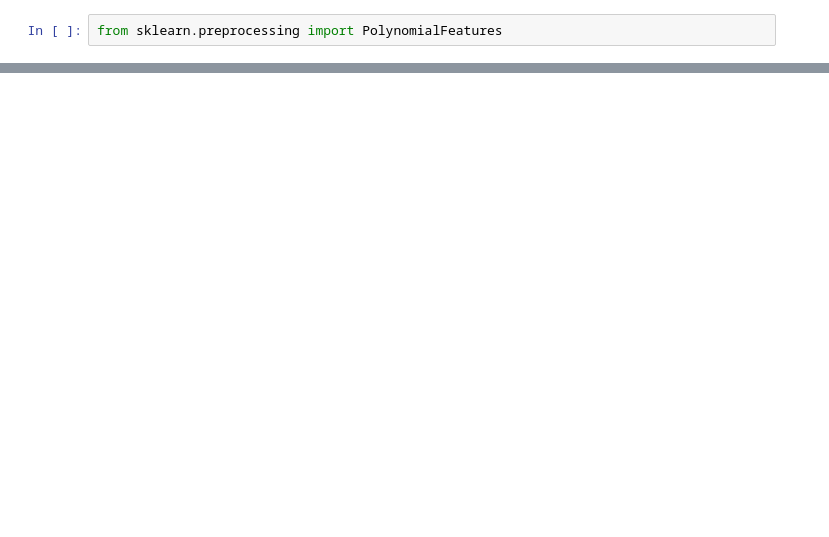
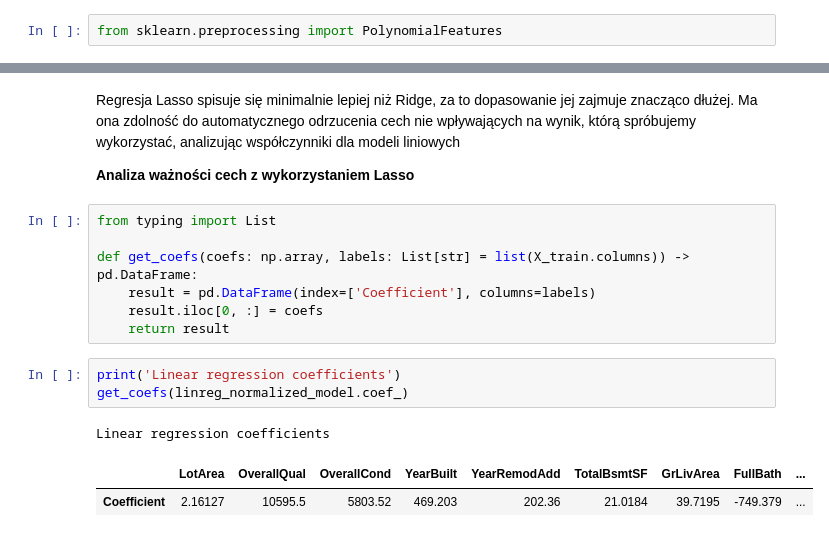
Before and after one commit to klasocki/mownit, a Jupyter notebook: Lab7-RidgeLasso.ipynb, the cells around one changed output, grey strips where cells are left out. Cells and saved outputs as stored; diff of their text form; blank space fills up the shorter version.

```diff
--- a/Lab7-RidgeLasso.ipynb
+++ b/Lab7-RidgeLasso.ipynb
@@ -442,0 +524,18 @@ Dimension 3, less features, score: 0.8104215588090463
+# %% [markdown]
+Regresja Lasso spisuje się minimalnie lepiej niż Ridge, za to dopasowanie jej zajmuje znacząco dłużej. Ma ona zdolność do automatycznego odrzucenia cech nie wpływających na wynik, którą spróbujemy wykorzystać, analizując współczynniki dla modeli liniowych
+
+**Analiza ważności cech z wykorzystaniem Lasso**
+# %%
+from typing import List
+
+def get_coefs(coefs: np.array, labels: List[str] = list(X_train.columns)) -> pd.DataFrame:
+    result = pd.DataFrame(index=['Coefficient'], columns=labels)
+    result.iloc[0, :] = coefs
+    return result
+# %%
+print('Linear regression coefficients')
+get_coefs(linreg_normalized_model.coef_)
+# %% [output]
+Linear regression coefficients
+|  | LotArea | OverallQual | OverallCond | YearBuilt | YearRemodAdd | TotalBsmtSF | GrLivArea | FullBath | ... |
+| Coefficient | 2.16127 | 10595.5 | 5803.52 | 469.203 | 202.36 | 21.0184 | 39.7195 | -749.379 | ... |
```
Also changed, not shown: parts of 52 cells of this notebook.
